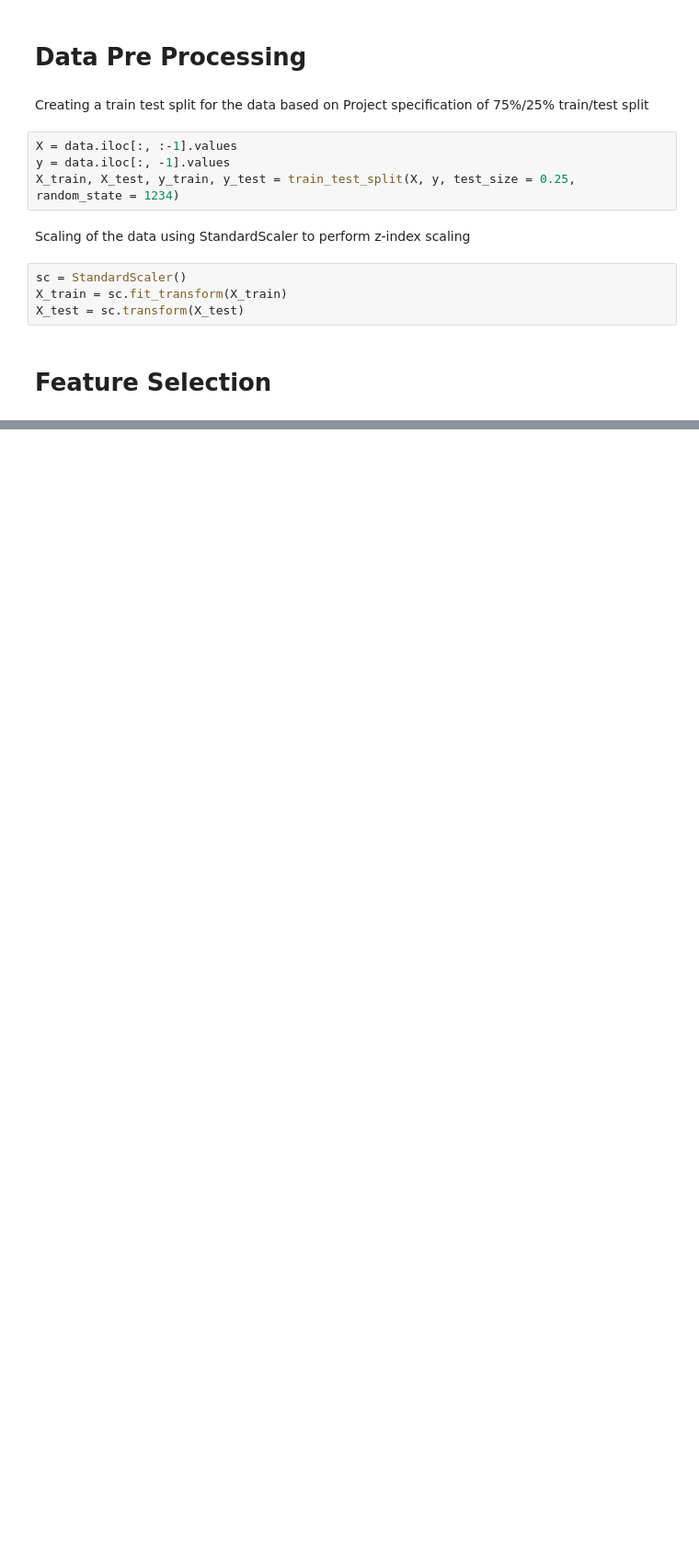
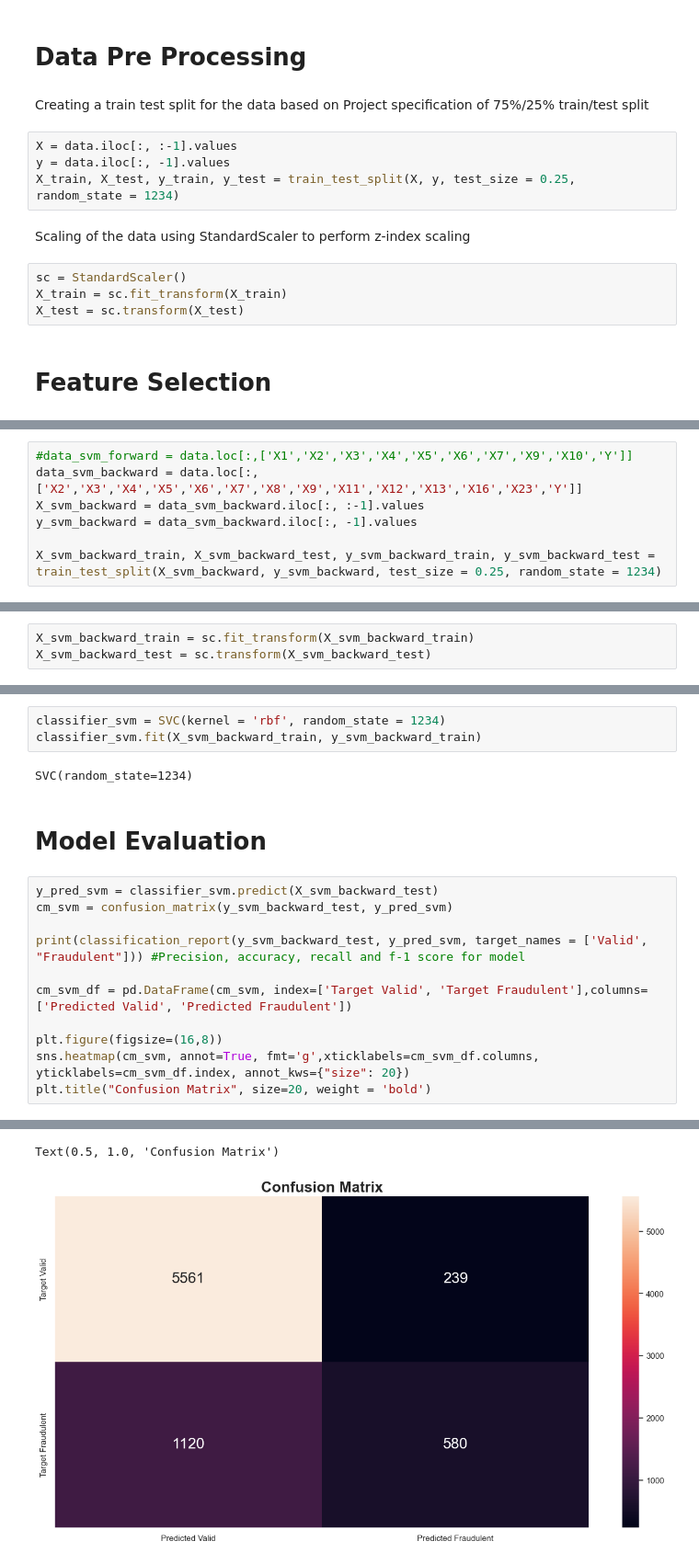
Before and after one commit to Alexius0123/Card-Fraud-Project, a Jupyter notebook: final.ipynb, the cells around one changed output, grey strips where cells are left out. Shown at 92% size. Saved outputs shown, nothing was run; the diff lists cells and outputs as text; blank space fills up the shorter version.

Commit message:
Added SVM ML model

```diff
--- a/final.ipynb
+++ b/final.ipynb
@@ -228,0 +273,7 @@ NameError: name 'classifier' is not defined
+# %%
+#data_svm_forward = data.loc[:,['X1','X2','X3','X4','X5','X6','X7','X9','X10','Y']]
+data_svm_backward = data.loc[:,['X2','X3','X4','X5','X6','X7','X8','X9','X11','X12','X13','X16','X23','Y']]
+X_svm_backward = data_svm_backward.iloc[:, :-1].values
+y_svm_backward = data_svm_backward.iloc[:, -1].values
+
+X_svm_backward_train, X_svm_backward_test, y_svm_backward_train, y_svm_backward_test = train_test_split(X_svm_backward, y_svm_backward, test_size = 0.25, random_state = 1234)
@@ -228,0 +282,3 @@ NameError: name 'classifier' is not defined
+# %%
+X_svm_backward_train = sc.fit_transform(X_svm_backward_train)
+X_svm_backward_test = sc.transform(X_svm_backward_test)
@@ -228,0 +289,19 @@ NameError: name 'classifier' is not defined
+# %%
+classifier_svm = SVC(kernel = 'rbf', random_state = 1234)
+classifier_svm.fit(X_svm_backward_train, y_svm_backward_train)
+# %% [output]
+SVC(random_state=1234)
+# %% [markdown]
+# Model Evaluation
+# %%
+y_pred_svm = classifier_svm.predict(X_svm_backward_test)
+cm_svm = confusion_matrix(y_svm_backward_test, y_pred_svm)
+
+print(classification_report(y_svm_backward_test, y_pred_svm, target_names = ['Valid', "Fraudulent"])) #Precision, accuracy, recall and f-1 score for model
+
+cm_svm_df = pd.DataFrame(cm_svm, index=['Target Valid', 'Target Fraudulent'],columns=['Predicted Valid', 'Predicted Fraudulent'])
+
+plt.figure(figsize=(16,8))
+sns.heatmap(cm_svm, annot=True, fmt='g',xticklabels=cm_svm_df.columns, yticklabels=cm_svm_df.index, annot_kws={"size": 20})
+plt.title("Confusion Matrix", size=20, weight = 'bold')
+# %% [output]
@@ -228,0 +316,2 @@ NameError: name 'classifier' is not defined
+Text(0.5, 1.0, 'Confusion Matrix')
+[figure, added]
```
Also changed, not shown: parts of 11 cells of this notebook.
